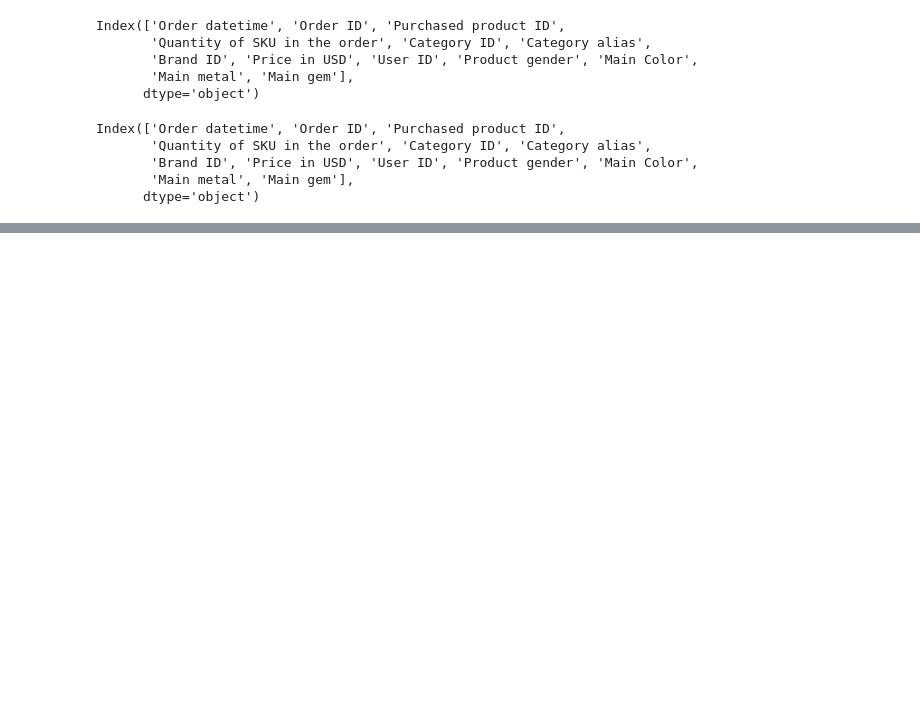
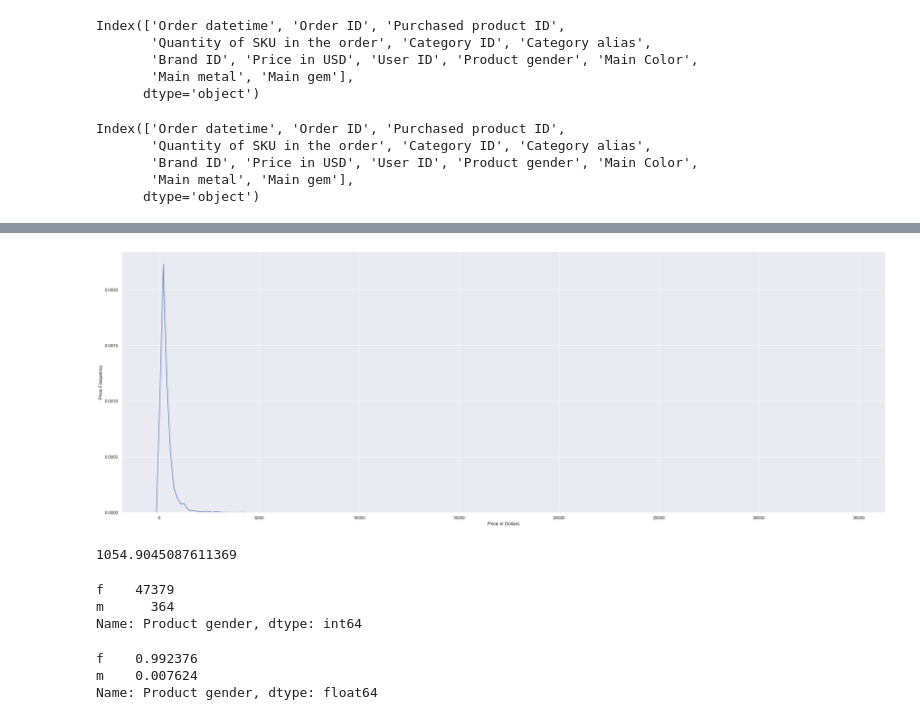
Before and after one commit to p-alaita/Jewelry-Price-Optimization-with-ML, a Jupyter notebook: notebooks/JP_Optimization.ipynb, the cells around one changed output, grey strips where cells are left out. Drawn from its saved outputs; the diff is of its cells as text; code cells hidden in the pictures; blank space fills up the shorter version.

Commit message:
data inspection and eda

```diff
--- a/notebooks/JP_Optimization.ipynb
+++ b/notebooks/JP_Optimization.ipynb
@@ -56,7 +53,0 @@ None
-# %%
-# Convert relevant columns to appropriate data types
-df['Price in USD'] = pd.to_numeric(df['Price in USD'], errors='coerce')
-df['Quantity of SKU in the order'] = pd.to_numeric(df['Quantity of SKU in the order'], errors='coerce')
-
-# Check for missing values
-print(df.isnull().sum())
@@ -78,7 +53,0 @@ dtype: int64
-# %%
-# Fill missing values in 'Price in USD' with the median, 'Quantity' with the mode
-df['Price in USD'] = df['Price in USD'].fillna(df['Price in USD'].median())
-df['Quantity of SKU in the order'] = df['Quantity of SKU in the order'].fillna(df['Quantity of SKU in the order'].mode()[0])
-
-# Drop rows with missing categorical data
-df = df.dropna(subset=['Category alias', 'Brand ID', 'Product gender'])
@@ -190,6 +74,0 @@ plt.show()
-# %%
-# Convert 'Order datetime' to datetime type
-df['Order datetime'] = pd.to_datetime(df['Order datetime'], errors='coerce')
-
-# Check if the conversion was successful
-print(df['Order datetime'].head())
@@ -203,7 +74,0 @@ Name: Order datetime, dtype: datetime64[ns, UTC]
-# %%
-# Extract the year and month from the 'Order datetime' column
-df['Year'] = df['Order datetime'].dt.year
-df['Month'] = df['Order datetime'].dt.month
-
-# Check the results
-print(df[['Order datetime', 'Year', 'Month']].head())
@@ -248,0 +181,32 @@ NameError: name 'data' is not defined
+# %%
+# Visualize Price Distribution
+plt.figure(figsize = (28, 10))
+
+sns.kdeplot(data=df, x= "Price in USD")
+
+plt.xlabel('Price in Dollars')
+plt.ylabel('Price Frequency')
+
+plt.tight_layout()
+plt.show(); plt.close()
+# %% [output]
+[figure, added]
+# %%
+# Price Kurtosis
+df["Price in USD"].kurtosis()
+# %% [output]
+1054.9045087611369
+# %%
+# Gender Analysis
+df["Product gender"].value_counts()
+# %% [output]
+f    47379
+m      364
+Name: Product gender, dtype: int64
+# %%
+# Gender Analysis
+df["Product gender"].value_counts(normalize = True)
+# %% [output]
+f    0.992376
+m    0.007624
+Name: Product gender, dtype: float64
```
Also changed, not shown: parts of 58 cells of this notebook.
